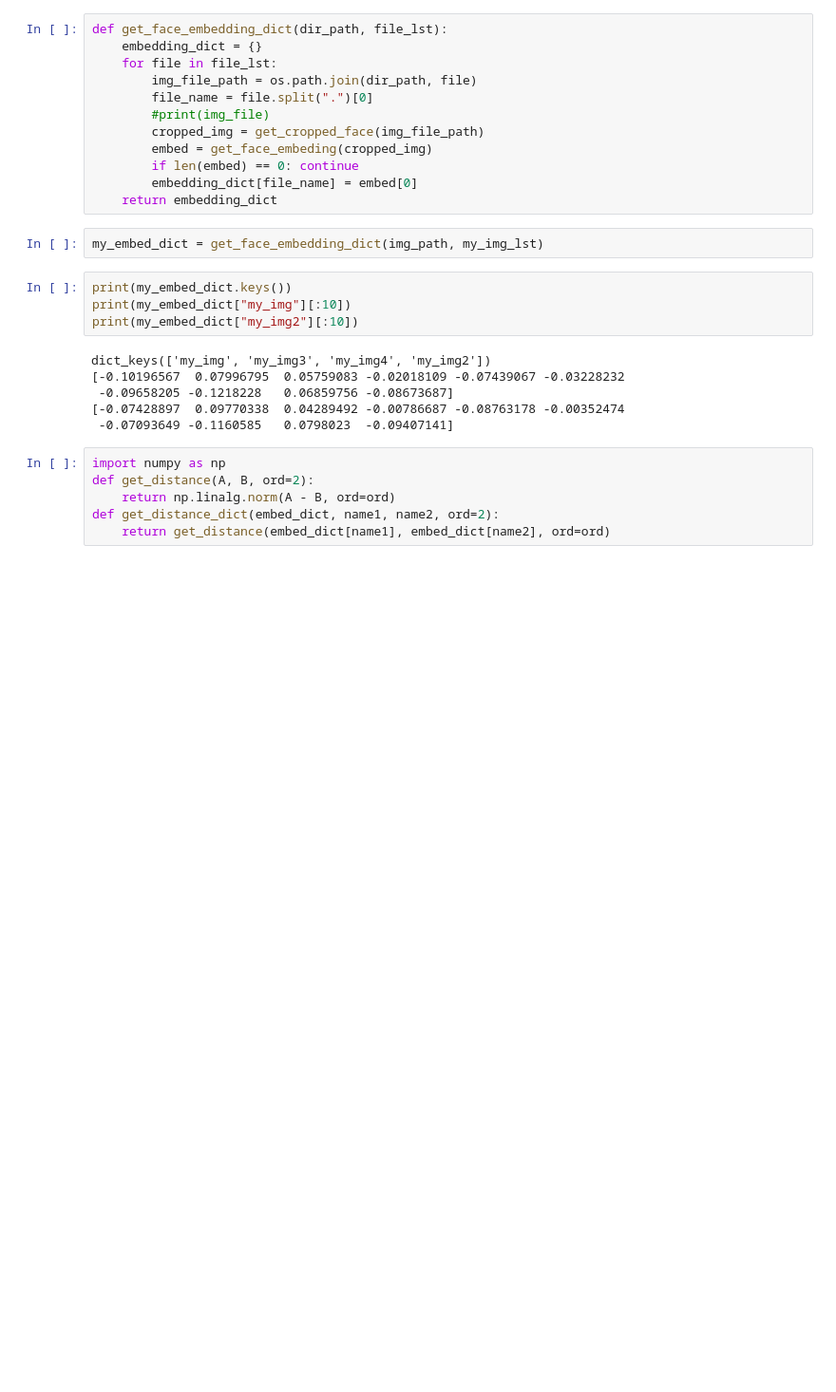
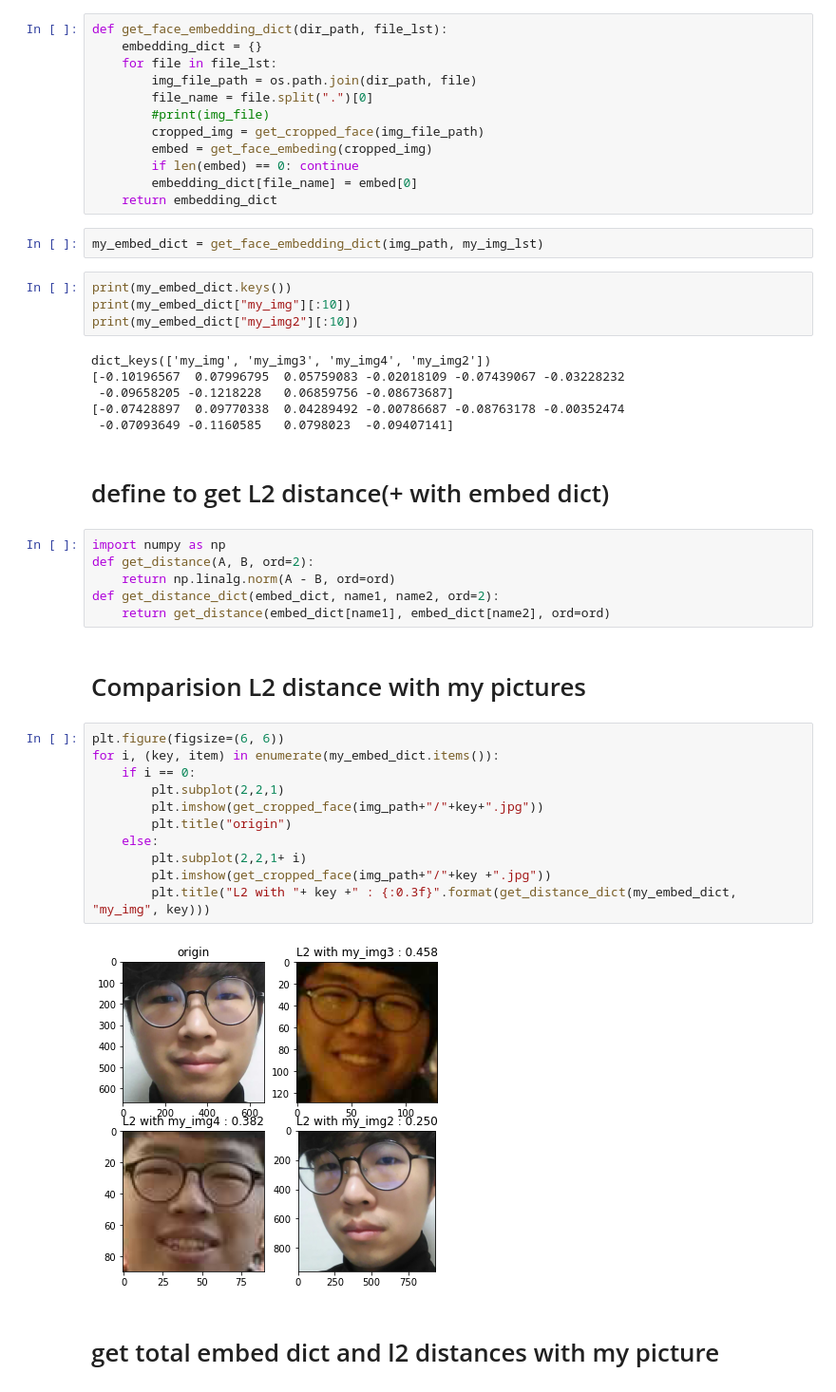
Before and after one commit to JeongChanDo/aiffel_practice, a Jupyter notebook: EXPLORATION07/find_most_similar_celebrity.ipynb, the cells around one changed output. Shown: that part at 95% size. Cells and saved outputs as stored; diff of their text form; blank space fills up the shorter version.

```diff
--- a/EXPLORATION07/find_most_similar_celebrity.ipynb
+++ b/EXPLORATION07/find_most_similar_celebrity.ipynb
@@ -96,12 +108,31 @@ dict_keys(['my_img', 'my_img3', 'my_img4', 'my_img2'])
  -0.09658205 -0.1218228   0.06859756 -0.08673687]
 [-0.07428897  0.09770338  0.04289492 -0.00786687 -0.08763178 -0.00352474
  -0.07093649 -0.1160585   0.0798023  -0.09407141]
+# %% [markdown]
+# define to get L2 distance(+ with embed dict)
 # %%
 import numpy as np
 def get_distance(A, B, ord=2):
     return np.linalg.norm(A - B, ord=ord)
 def get_distance_dict(embed_dict, name1, name2, ord=2):
     return get_distance(embed_dict[name1], embed_dict[name2], ord=ord)
+# %% [markdown]
+# Comparision L2 distance with my pictures
+# %%
+plt.figure(figsize=(6, 6))
+for i, (key, item) in enumerate(my_embed_dict.items()):
+    if i == 0:
+        plt.subplot(2,2,1)
+        plt.imshow(get_cropped_face(img_path+"/"+key+".jpg"))
+        plt.title("origin")
+    else:
+        plt.subplot(2,2,1+ i)
+        plt.imshow(get_cropped_face(img_path+"/"+key +".jpg"))
+        plt.title("L2 with "+ key +" : {:0.3f}".format(get_distance_dict(my_embed_dict, "my_img", key)))
+# %% [output]
+[figure, added]
+# %% [markdown]
+# get total embed dict and l2 distances with my picture
 # %%
 embed_dict = get_face_embedding_dict(img_path, img_lst)
 print(embed_dict.keys())
```
Also changed, not shown: parts of 17 cells of this notebook, 7 other files.
